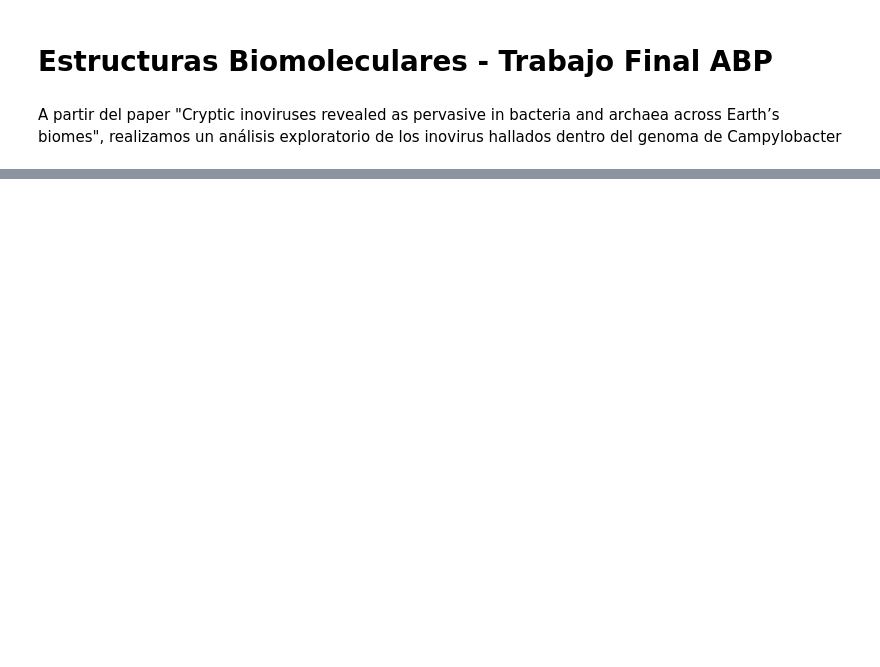
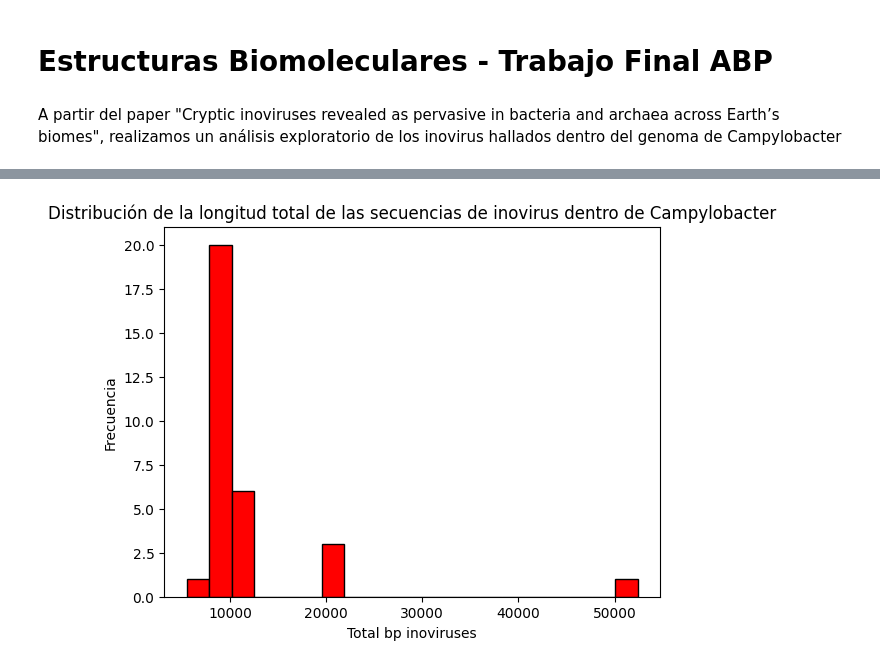
Before and after one commit to MartinaBoero73/est_bio2024, a Jupyter notebook: TIF/prueba1.ipynb, the cells around one changed output, grey strips where cells are left out. Drawn from its saved outputs; the diff is of its cells as text; code cells hidden in the pictures; blank space fills up the shorter version.

```diff
--- a/TIF/prueba1.ipynb
+++ b/TIF/prueba1.ipynb
@@ -6,7 +6,7 @@ A partir del paper "Cryptic inoviruses revealed as pervasive in bacteria and arc
 import pandas as pd
 import matplotlib.pyplot as plt
 # %%
-df = pd.read_excel("./Datos/Tabla6.xlsx")
+df = pd.read_excel("./Datos/Tabla2.xlsx", header=1, sheet_name=2)
 # %%
 df
 # %% [output]
@@ -64,0 +26,4 @@ Name: Supplementary Table 6. List of matches between inovirus sequences and IMG
+# %%
+datos_campy = df[df["Dataset name"].str.contains("Campylobacter", na=False)]
+
+datos_campy
@@ -64,0 +48,10 @@ Name: Supplementary Table 6. List of matches between inovirus sequences and IMG
+# %%
+total_bp_inovirus = datos_campy['Total bp inoviruses']
+
+plt.hist(total_bp_inovirus, bins=20, color='red', edgecolor='black')
+plt.xlabel('Total bp inoviruses')
+plt.ylabel('Frecuencia')
+plt.title('Distribución de la longitud total de las secuencias de inovirus dentro de Campylobacter')
+plt.show()
+# %% [output]
+[figure, added]
```
Also changed, not shown: parts of 18 cells of this notebook, 3 other files.
